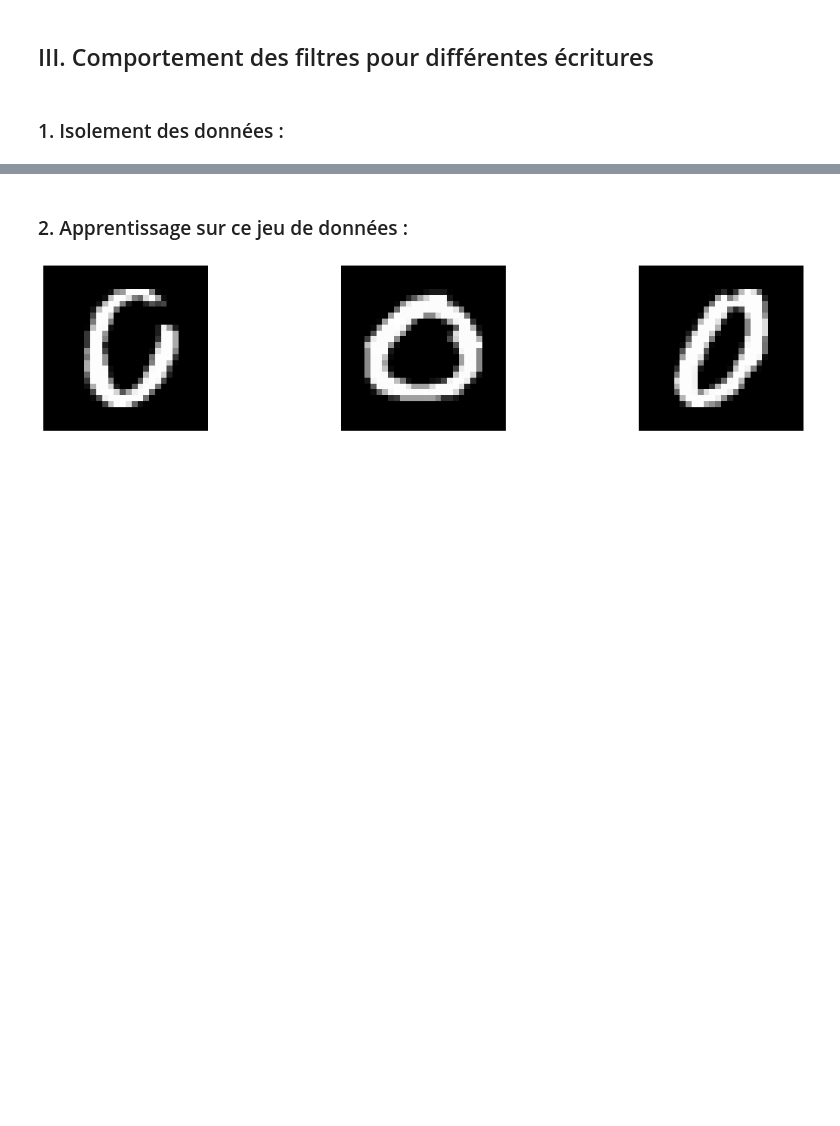
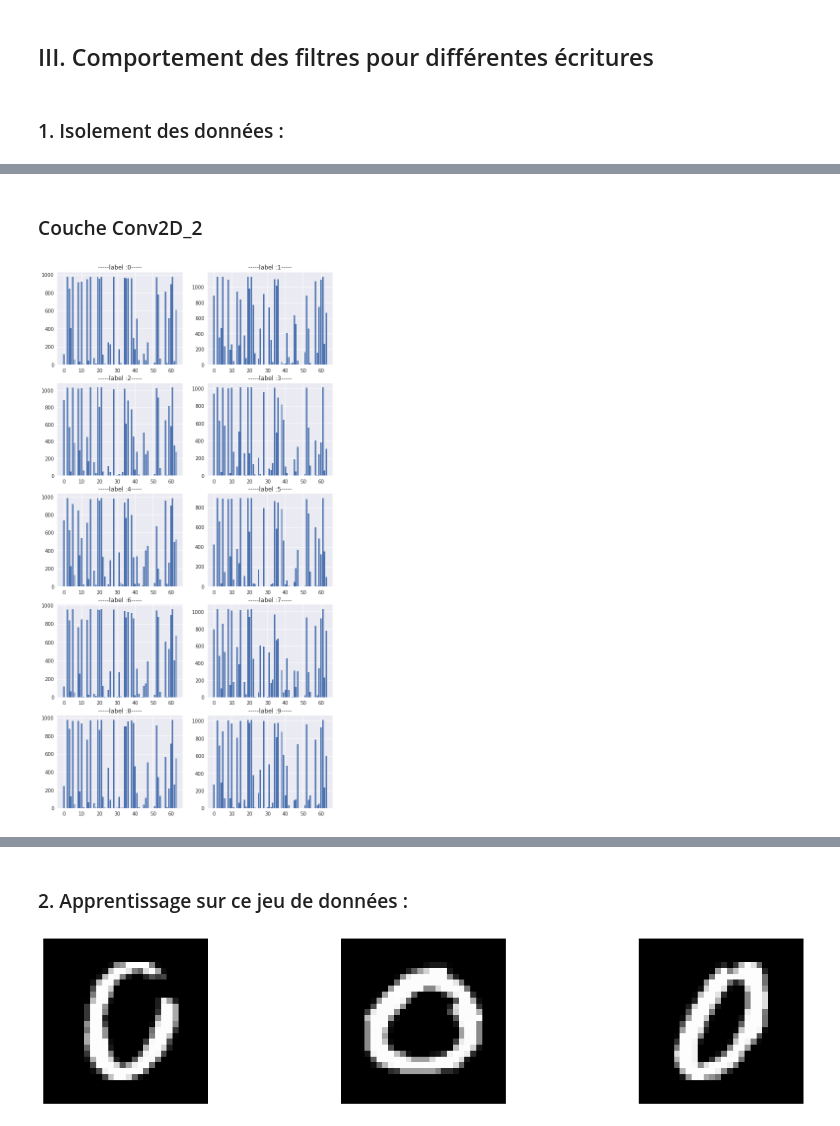
Before and after one commit to rgear/projet_BE, a Jupyter notebook: Mnist_intermediaire.ipynb, the cells around one changed output, grey strips where cells are left out. Cells and saved outputs as stored; diff of their text form; code cells hidden in the pictures; blank space fills up the shorter version.

```diff
--- a/Mnist_intermediaire.ipynb
+++ b/Mnist_intermediaire.ipynb
@@ -395,0 +437,17 @@ Counter({0: 10,
+# %% [markdown]
+###  Couche Conv2D_2
+# %%
+data = Dtest
+imgs = Conv2D_2_imgs
+
+plt.figure(figsize=(10, 20))
+for label in range(0,N_classes) :
+    ax = plt.subplot(5, 2, label + 1)
+    A = index_active_label_set (data,label,imgs)
+    x = collections.Counter(A)
+    filtre,apparition = conversion(x)
+    plt.bar(filtre,apparition)
+    plt.title("-----label :"+str(label)+"-----")
+plt.show()
+# %% [output]
+[figure, added]
```
Also changed, not shown: parts of 26 cells of this notebook.
